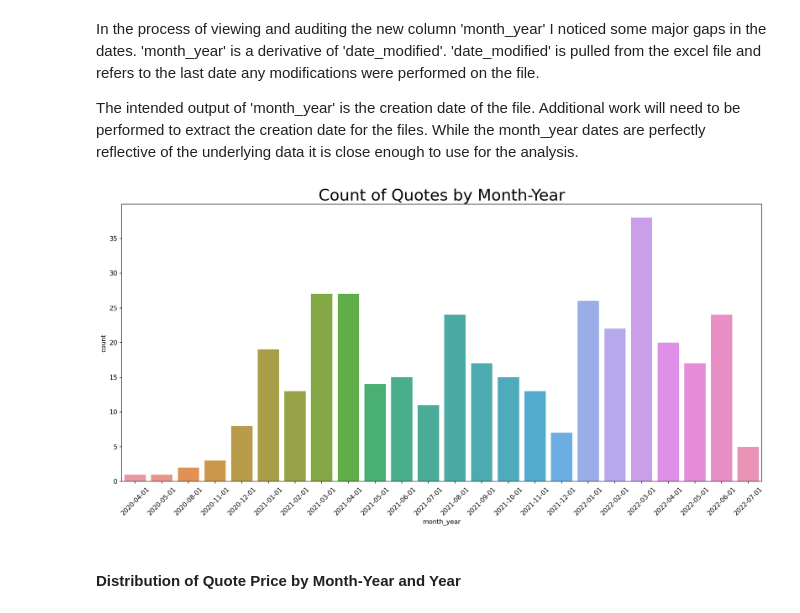
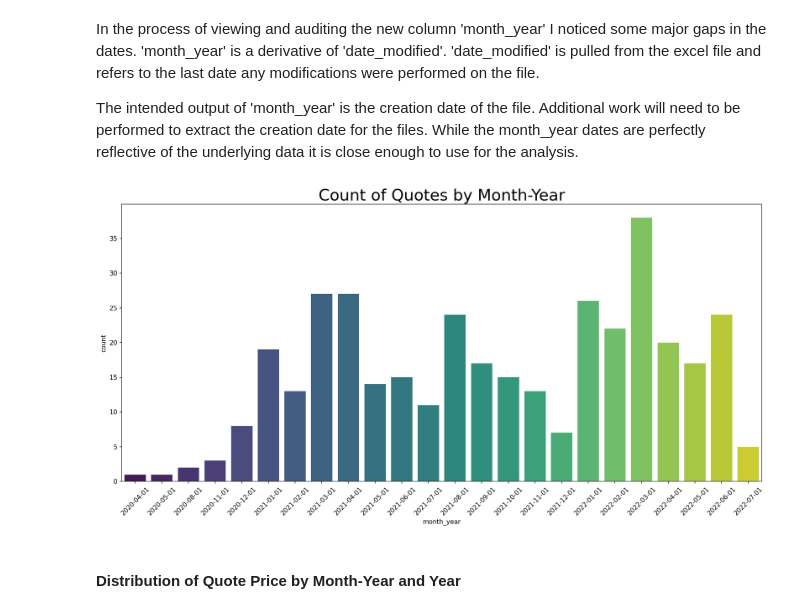
Before and after one commit to blombard24/XLSX_FileCrawler, a Jupyter notebook: file_crawler.ipynb, the cells around one changed output. Cells and saved outputs as stored; diff of their text form; code cells hidden in the pictures.

```diff
--- a/file_crawler.ipynb
+++ b/file_crawler.ipynb
@@ -171,11 +199,11 @@ The intended output of 'month_year' is the creation date of the file. Additional
 # %%
 plt.figure(figsize = (18,8), dpi = 150)
 plt.xticks(rotation = 45)
-sns.countplot(data= df, x = df['month_year'].dt.date.sort_values())
+sns.countplot(data= df, x = df['month_year'].dt.date.sort_values(), palette = "viridis")
 plt.title('Count of Quotes by Month-Year', size = 25)
 plt.show()
 # %% [output]
-[figure, old version]
+[figure, new version]
 # %% [markdown]
 #### Distribution of Quote Price by Month-Year and Year
 # %%
```
Also changed, not shown: parts of 6 cells of this notebook.
